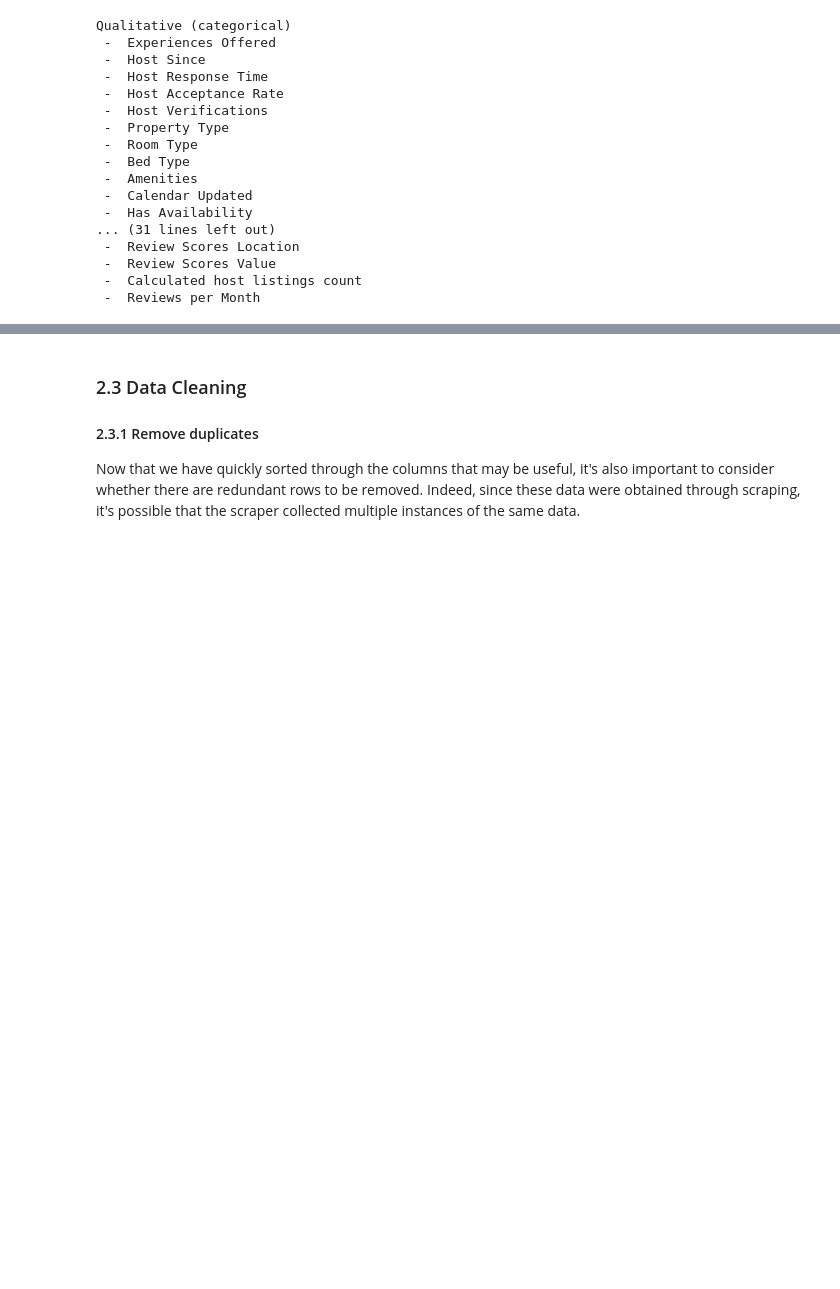
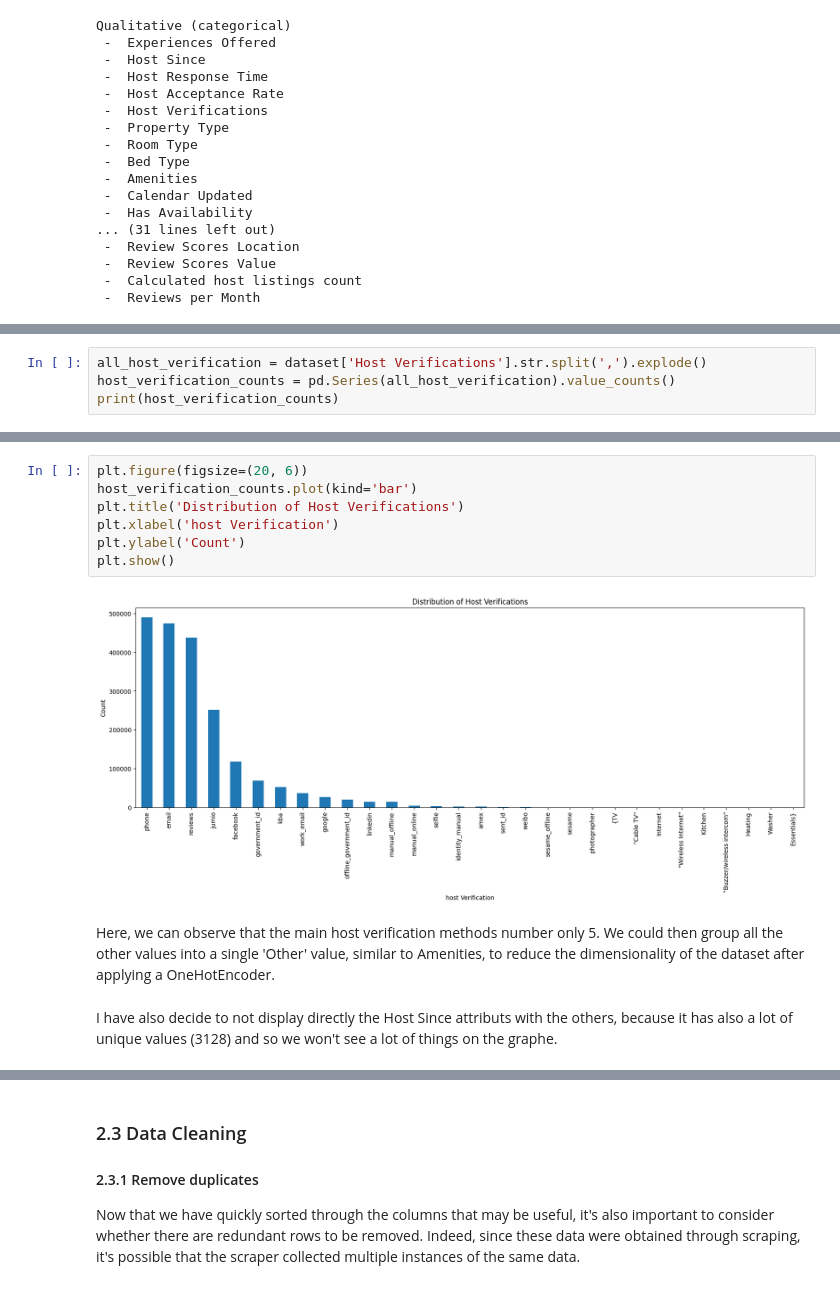
Before and after one commit to Antoine-ValentinCharpentier/AirbnbPricePrediction2, a Jupyter notebook: notebook.ipynb, the cells around one changed output, grey strips where cells are left out. Drawn from its saved outputs; the diff is of its cells as text; blank space fills up the shorter version.

```diff
--- a/notebook.ipynb
+++ b/notebook.ipynb
@@ -296,0 +364,4 @@ So, it will be only necessary to encode the following attributes:
+# %%
+all_host_verification = dataset['Host Verifications'].str.split(',').explode()
+host_verification_counts = pd.Series(all_host_verification).value_counts()
+print(host_verification_counts)
@@ -296,0 +386,13 @@ So, it will be only necessary to encode the following attributes:
+# %%
+plt.figure(figsize=(20, 6))
+host_verification_counts.plot(kind='bar')
+plt.title('Distribution of Host Verifications')
+plt.xlabel('host Verification')
+plt.ylabel('Count')
+plt.show()
+# %% [output]
+[figure, added]
+# %% [markdown]
+Here, we can observe that the main host verification methods number only 5. We could then group all the other values into a single 'Other' value, similar to Amenities, to reduce the dimensionality of the dataset after applying a OneHotEncoder.
+# %% [markdown]
+I have also decide to not display directly the Host Since attributs with the others, because it has also a lot of unique values (3128) and so we won't see a lot of things on the graphe.
```
Also changed, not shown: parts of 24 cells of this notebook, 1 other file.
